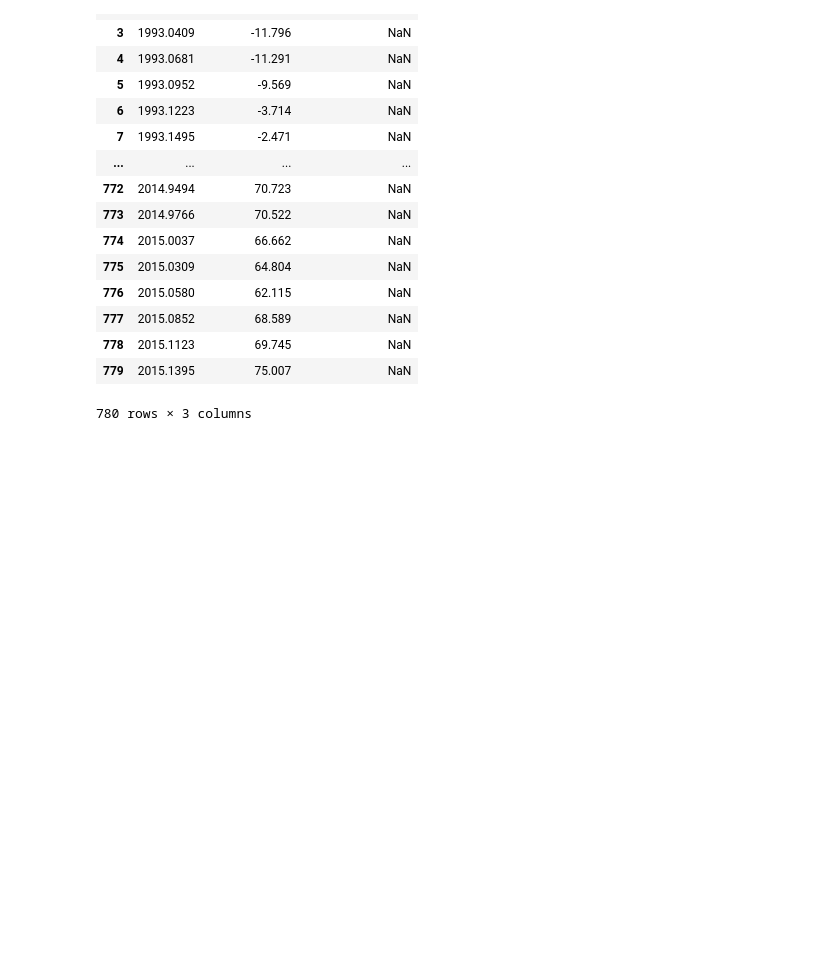
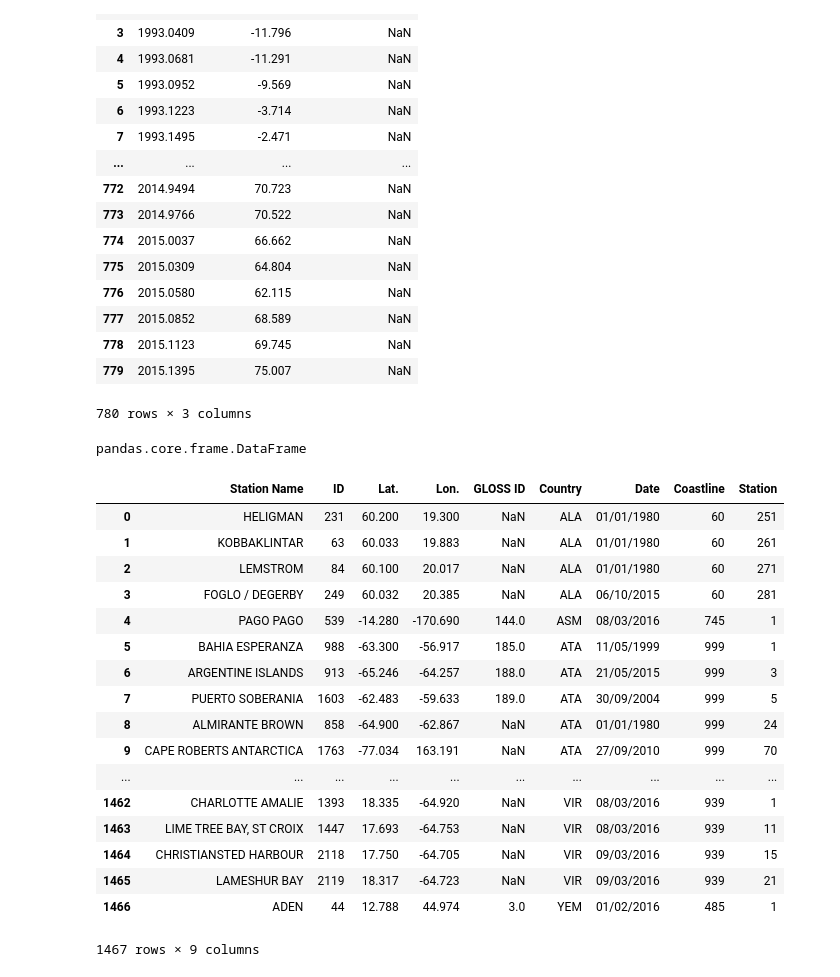
Before and after one commit to tris-sondon/learning_pandas, a Jupyter notebook: notebooks/Learning_Pandas_01.ipynb, the cells around one changed output. Saved outputs shown, nothing was run; the diff lists cells and outputs as text; code cells hidden in the pictures; blank space fills up the shorter version.

Commit message:
Added read_html

```diff
--- a/notebooks/Learning_Pandas_01.ipynb
+++ b/notebooks/Learning_Pandas_01.ipynb
@@ -172,3 +172,30 @@ global_sea_level
 | 778 | 2015.1123 | 69.745 | NaN |
 | 779 | 2015.1395 | 75.007 | NaN |
 780 rows × 3 columns
+# %%
+table_list = pd.read_html("http://www.psmsl.org/data/obtaining/")
+table_list
+type(table_list[0])
+# %% [output]
+pandas.core.frame.DataFrame
+# %%
+table_list[0]
+# %% [output]
+|  | Station Name | ID | Lat. | Lon. | GLOSS ID | Country | Date | Coastline | Station |
+| 0 | HELIGMAN | 231 | 60.200 | 19.300 | NaN | ALA | 01/01/1980 | 60 | 251 |
+| 1 | KOBBAKLINTAR | 63 | 60.033 | 19.883 | NaN | ALA | 01/01/1980 | 60 | 261 |
+| 2 | LEMSTROM | 84 | 60.100 | 20.017 | NaN | ALA | 01/01/1980 | 60 | 271 |
+| 3 | FOGLO / DEGERBY | 249 | 60.032 | 20.385 | NaN | ALA | 06/10/2015 | 60 | 281 |
+| 4 | PAGO PAGO | 539 | -14.280 | -170.690 | 144.0 | ASM | 08/03/2016 | 745 | 1 |
+| 5 | BAHIA ESPERANZA | 988 | -63.300 | -56.917 | 185.0 | ATA | 11/05/1999 | 999 | 1 |
+| 6 | ARGENTINE ISLANDS | 913 | -65.246 | -64.257 | 188.0 | ATA | 21/05/2015 | 999 | 3 |
+| 7 | PUERTO SOBERANIA | 1603 | -62.483 | -59.633 | 189.0 | ATA | 30/09/2004 | 999 | 5 |
+| 8 | ALMIRANTE BROWN | 858 | -64.900 | -62.867 | NaN | ATA | 01/01/1980 | 999 | 24 |
+| 9 | CAPE ROBERTS ANTARCTICA | 1763 | -77.034 | 163.191 | NaN | ATA | 27/09/2010 | 999 | 70 |
+| ... | ... | ... | ... | ... | ... | ... | ... | ... | ... |
+| 1462 | CHARLOTTE AMALIE | 1393 | 18.335 | -64.920 | NaN | VIR | 08/03/2016 | 939 | 1 |
+| 1463 | LIME TREE BAY, ST CROIX | 1447 | 17.693 | -64.753 | NaN | VIR | 08/03/2016 | 939 | 11 |
+| 1464 | CHRISTIANSTED HARBOUR | 2118 | 17.750 | -64.705 | NaN | VIR | 09/03/2016 | 939 | 15 |
+| 1465 | LAMESHUR BAY | 2119 | 18.317 | -64.723 | NaN | VIR | 09/03/2016 | 939 | 21 |
+| 1466 | ADEN | 44 | 12.788 | 44.974 | 3.0 | YEM | 01/02/2016 | 485 | 1 |
+1467 rows × 9 columns
```
